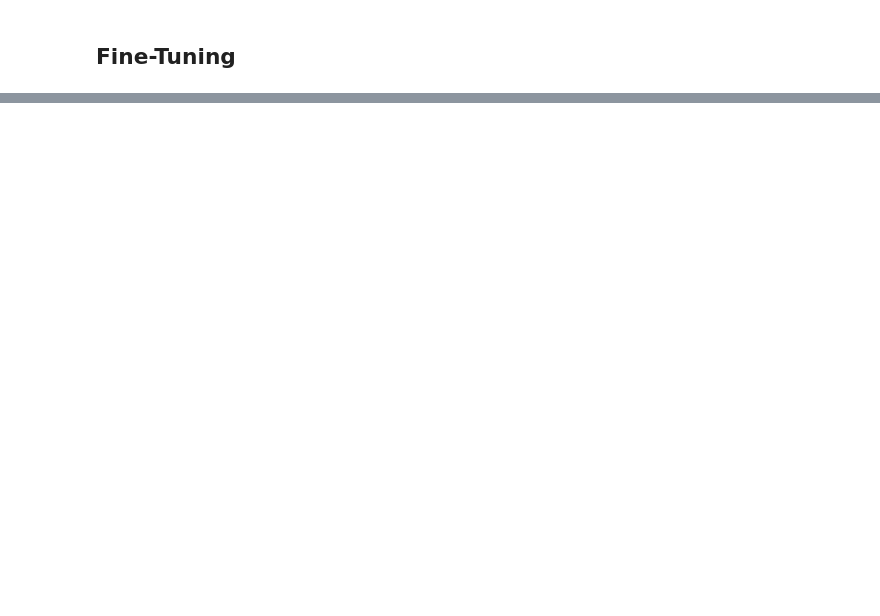
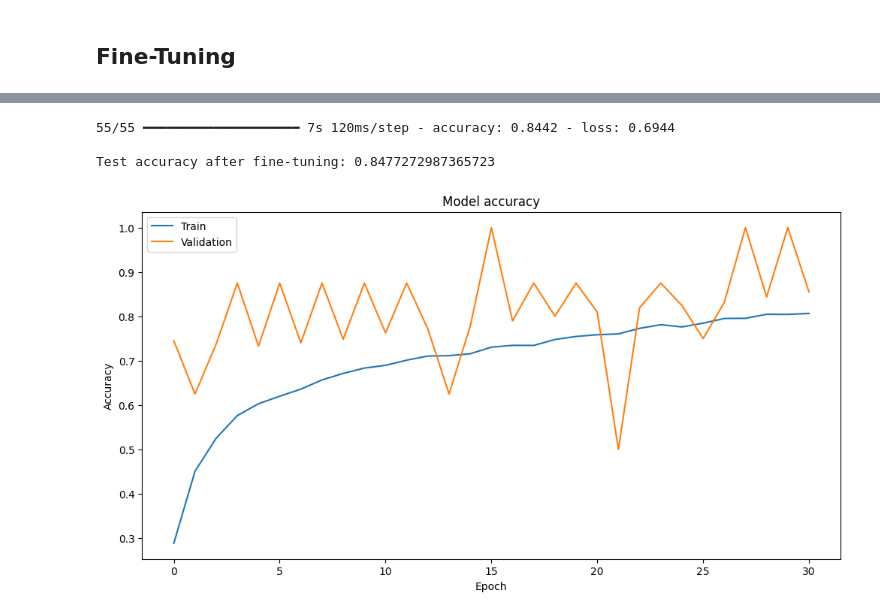
Before and after one commit to hordiienkoalina/fragrance-model, a Jupyter notebook: model/model_v2.ipynb, the cells around one changed output, grey strips where cells are left out. Saved outputs shown, nothing was run; the diff lists cells and outputs as text; code cells hidden in the pictures; blank space fills up the shorter version.

```diff
--- a/model/model_v2.ipynb
+++ b/model/model_v2.ipynb
@@ -317,15 +336,0 @@ for layer in base_model.layers[:fine_tune_at]:
-# %%
-model.compile(loss=tf.keras.losses.CategoricalCrossentropy(from_logits=True),
-              optimizer=tf.keras.optimizers.RMSprop(learning_rate=base_learning_rate / 10),
-              metrics=['accuracy'])
-# %%
-fine_tune_epochs = 15
-total_epochs = initial_epochs + fine_tune_epochs
-
-history_fine = model.fit(
-    train_generator,
-    epochs=total_epochs,
-    initial_epoch=history.epoch[-1],
-    validation_data=validation_generator,
-    validation_steps=validation_generator.samples // BATCH_SIZE
-)
@@ -370,0 +344,14 @@ Epoch 52/55
+# %%
+# Update the model's compilation settings to accommodate fine-tuning adjustments
+model.compile(loss='categorical_crossentropy',  # Maintain the same loss function for consistency
+              optimizer=tf.keras.optimizers.RMSprop(learning_rate=base_learning_rate/10),  # Adjust optimizer with a reduced learning rate for fine-tuning
+              metrics=['accuracy'])  # Continue tracking accuracy as the performance metric
+# %%
+# Proceed with further training to fine-tune the model for improved performance
+fine_tune_epochs = 30  # Define additional epochs dedicated to fine-tuning
+total_epochs = initial_epochs + fine_tune_epochs  # Calculate the total number of epochs including fine-tuning phase
+history_fine = model.fit(train_generator,
+                         epochs=total_epochs,  # Set the new total epochs for continued training
+                         initial_epoch=history.epoch[-1],  # Start fine-tuning from the last completed epoch
+                         validation_data=validation_generator,  # Use the same validation data for consistency
+                         validation_steps=validation_generator.samples // BATCH_SIZE)  # Maintain validation step size
@@ -414,0 +413,20 @@ plt.show()
+# %%
+# Assess the performance of the fine-tuned model using the test dataset
+test_loss, test_accuracy = model.evaluate(test_generator, steps=test_generator.samples // BATCH_SIZE)  # Calculate loss and accuracy on the test data after fine-tuning
+print('\nTest accuracy after fine-tuning:', test_accuracy)  # Display the improved accuracy, showcasing the effect of fine-tuning
+# %% [output]
+55/55 ━━━━━━━━━━━━━━━━━━━━ 7s 120ms/step - accuracy: 0.8442 - loss: 0.6944
+
+Test accuracy after fine-tuning: 0.8477272987365723
+# %%
+# Plot training & validation accuracy values
+plt.figure(figsize=(12, 6))
+plt.plot(history_fine.history['accuracy'])
+plt.plot(history_fine.history['val_accuracy'])
+plt.title('Model accuracy')
+plt.ylabel('Accuracy')
+plt.xlabel('Epoch')
+plt.legend(['Train', 'Validation'], loc='upper left')
+plt.show()
+# %% [output]
+[figure, added]
```
Also changed, not shown: parts of 56 cells of this notebook, 3 other files.
